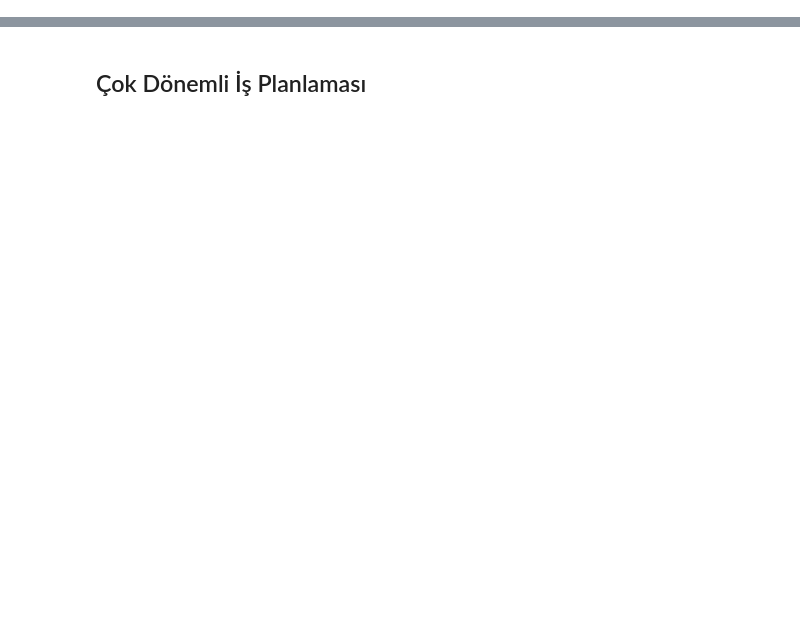
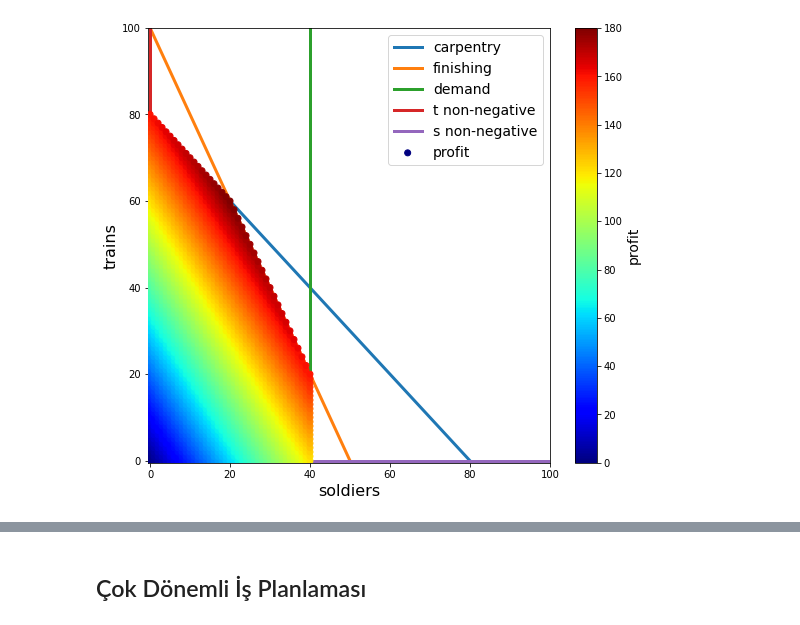
Before and after one commit to OnurBilgic/optimizasyonuygulamalari, a Jupyter notebook: Doğrusal Modelleme Uygulamalar.ipynb, the cells around one changed output, grey strips where cells are left out. Cells and saved outputs as stored; diff of their text form; code cells hidden in the pictures; blank space fills up the shorter version.

```diff
--- a/Doğrusal Modelleme Uygulamalar.ipynb
+++ b/Doğrusal Modelleme Uygulamalar.ipynb
@@ -5,0 +122,42 @@ from pyomo.environ import *
+# %%
+fig, ax = plt.subplots(figsize=(9, 8))
+s = np.linspace(0, 100)
+
+# plot the constraints again
+plt.plot(s, 80 - s, lw=3, label='carpentry')
+plt.plot(s, 100 - 2 * s, lw=3, label='finishing')
+plt.plot(40 * np.ones_like(s), s, lw=3, label='demand')
+plt.plot(np.zeros_like(s), s, lw=3, label='t non-negative')
+plt.plot(s, np.zeros_like(s), lw=3, label='s non-negative')
+
+# plot the possible (s, t) pairs
+pairs = [(s, t) for s in np.arange(101)
+                for t in np.arange(101)
+                if (s + t) <= 80
+                and (2 * s + t) <= 100
+                and s <= 40]
+
+# split these into our variables
+ss, ts = np.hsplit(np.array(pairs), 2)
+
+# caculate the objective function at each pair
+z = 3*ss + 2*ts  # the objective function
+
+# plot the results
+plt.scatter(ss, ts, c=z, cmap='jet', label='profit', zorder=3)
+
+# labels and stuff
+cb = plt.colorbar()
+cb.set_label('profit', fontsize=14)
+plt.xlabel('soldiers', fontsize=16)
+plt.ylabel('trains', fontsize=16)
+plt.xlim(-0.5, 100)
+plt.ylim(-0.5, 100)
+plt.legend(fontsize=14)
+plt.show()
+
+plt.show()
+
+# Source https://www.isaacslavitt.com/posts/linear-optimization-in-python/
+# %% [output]
+[figure, added]
```
Also changed, not shown: parts of 29 cells of this notebook, 1 other file.
